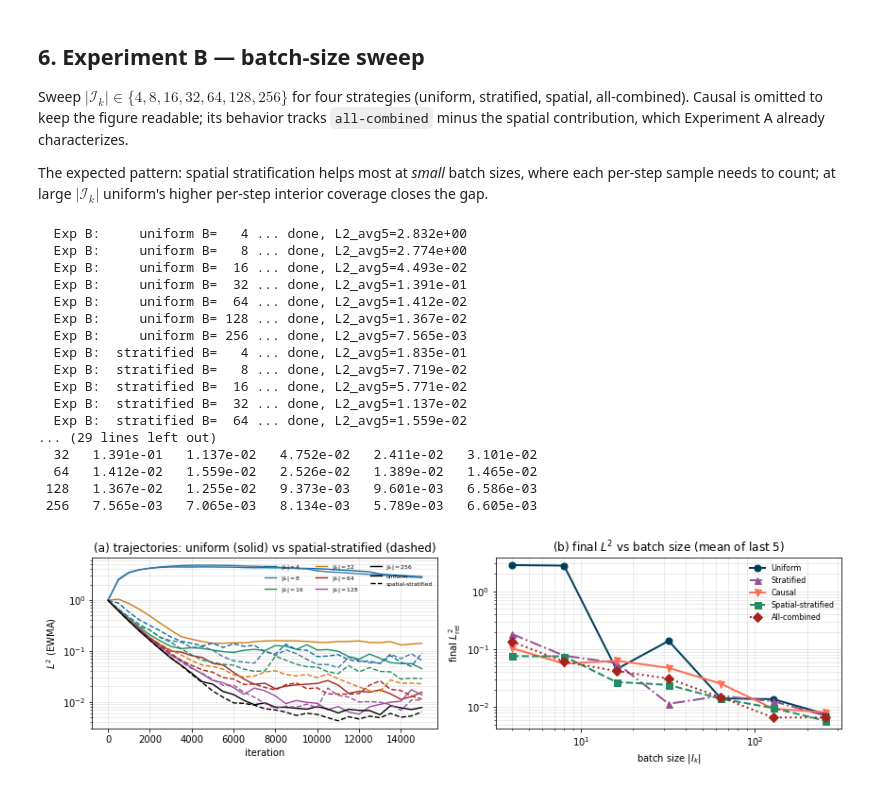
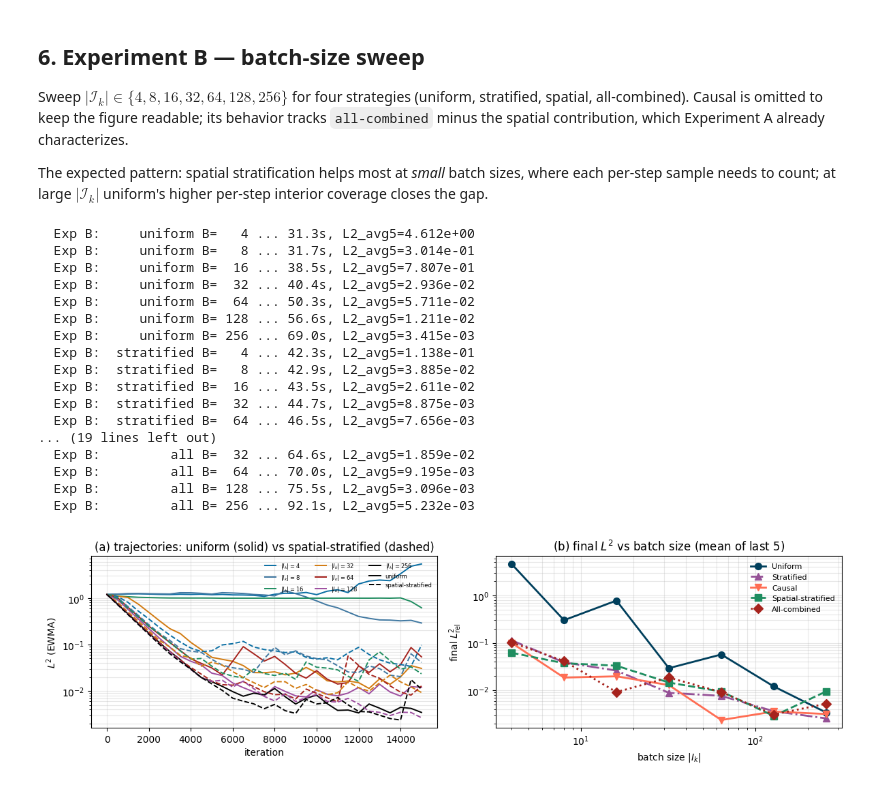
Before and after one commit to kopanicakova/intro_opt_SciML, a Jupyter notebook: notebooks/ex11.ipynb, the cells around one changed output. Drawn from its saved outputs; the diff is of its cells as text; code cells hidden in the pictures.

```diff
--- a/notebooks/ex11.ipynb
+++ b/notebooks/ex11.ipynb
@@ -49,13 +51,18 @@ points (40 on each wall).
 # %%
 def u_exact(xt):
-    """Manufactured exact solution u_*(x, t) = sin(pi x) exp(-t)."""
+    """Manufactured exact solution: Gaussian pulse advecting at speed c."""
     x, t = xt[..., 0:1], xt[..., 1:2]
-    return torch.sin(PI * x) * torch.exp(-t)
+    arg = x + 0.5 - C_ADV * t
+    return torch.exp(-50.0 * arg ** 2)
 
 def src(xt):
-    """Source so that u_* satisfies u_t = u_xx + src."""
+    """Source term so u_* satisfies u_t + c u_x - mu u_xx = src."""
     x, t = xt[..., 0:1], xt[..., 1:2]
-    return torch.exp(-t) * (-torch.sin(PI * x) + (PI ** 2) * torch.sin(PI * x))
+    arg = x + 0.5 - C_ADV * t
+    u = torch.exp(-50.0 * arg ** 2)
+    # u_t + c u_x = 0 by construction (u depends only on x - c t).
+    # u_xx = (10000 arg^2 - 100) * u, hence -mu u_xx = -mu(10000 arg^2 - 100) u
+    return -MU * (10000.0 * arg ** 2 - 100.0) * u
 
 M_PDE = 4096
 M_IC  = 80
@@ -88,7 +95,7 @@ fig, axes = plt.subplots(1, 2, figsize=(10, 3.0))
 im = axes[0].pcolormesh(X_TEST.numpy(), T_TEST.numpy(),
                         TEST_U.reshape(nt, nx).numpy(), shading='auto', cmap='viridis')
 axes[0].set_xlabel('x'); axes[0].set_ylabel('t')
-axes[0].set_title(r'Exact solution $u_\star(x,t) = \sin(\pi x)\,e^{-t}$')
+axes[0].set_title(r'Exact solution $u_\star(x,t) = e^{-50(x + 0.5 - ct)^2}$ (Pe=200)')
 fig.colorbar(im, ax=axes[0])
 axes[1].scatter(xt_pde_pool[:, 0], xt_pde_pool[:, 1], s=2, color='#003F5C', label=f'interior ({M_PDE})')
 axes[1].scatter(xt_ic_pool[:,  0], xt_ic_pool[:,  1], s=8, color='#FF6E54', label=f'IC ({M_IC})')
@@ -349,7 +346,7 @@ torch.manual_seed(0)
 init_model = PINN(depth=4, width=32)
 print('# parameters:', sum(p.numel() for p in init_model.parameters()))
 
-xt_pde, xt_ic, xt_bc = make_pool(seed=1, m_pde=1024)
+xt_pde, xt_ic, xt_bc = make_pool(seed=1, m_pde=4096)
 
 STRATS = ['uniform', 'stratified', 'causal', 'spatial', 'all']
 results_A = {}
@@ -361,7 +358,6 @@ for strat in STRATS:
     print(f'{time.time()-t0:.1f}s, L2_final={results_A[strat]["l2"][-1]:.3e}, '
           f'L2_avg5={float(np.mean(results_A[strat]["l2"][-5:])):.3e}')
 
-# Plot
 fig, axes = plt.subplots(1, 2, figsize=(11, 3.4))
 ax = axes[0]
 for strat in STRATS:
@@ -381,14 +377,14 @@ ax.grid(True, which='both', alpha=0.3)
 ax.set_title('(b) per-batch training loss (EWMA)')
 plt.tight_layout(); plt.show()
 
-# Save CSVs
 import os
-RES = '/Users/ak_home/Desktop/tex_files/overleaf/25_opti_chapter/68c1792693900ed5f6cf4853/results/ex11'
+RES = '/Users/ak_home/Desktop/tex_files/overleaf/25_opti_chapter/68c1792693900ed5f6cf4853/results/ex12'
 os.makedirs(RES, exist_ok=True)
 for strat in STRATS:
     h = results_A[strat]
     np.savetxt(f'{RES}/expA_{strat}.csv',
-               np.column_stack([h['iter'], h['l2'], h['loss']]),
-               header='iter,l2,loss', delimiter=',', comments='')
+               np.column_stack([h['iter'], h['l2'], h['loss'], ewma(h['l2']), ewma(h['loss'])]),
+               header='iter,l2,loss,l2_ewma,loss_ewma',
+               delimiter=',', comments='', fmt=['%d', '%.6e', '%.6e', '%.6e', '%.6e'])
 # %% [output]
 # parameters: 3297
@@ -422,11 +418,12 @@ for strat in STRATS_B:
                                        batch_size=B)
         print(f'{time.time()-t0:.1f}s, L2_avg5={float(np.mean(results_B[(strat, B)]["l2"][-5:])):.3e}')
 
-# Save CSVs
 for (strat, B), h in results_B.items():
+    l2_clip = np.minimum(h['l2'], 10.0)
     np.savetxt(f'{RES}/expB_{strat}_B{B}.csv',
-               np.column_stack([h['iter'], h['l2'], h['loss']]),
-               header='iter,l2,loss', delimiter=',', comments='')
+               np.column_stack([h['iter'], h['l2'], h['loss'], ewma(l2_clip), ewma(h['loss'])]),
+               header='iter,l2,loss,l2_ewma,loss_ewma',
+               delimiter=',', comments='', fmt=['%d', '%.6e', '%.6e', '%.6e', '%.6e'])
 
 def final_l2(strat, B):
     return float(np.mean(results_B[(strat, B)]['l2'][-5:]))
@@ -437,7 +434,13 @@ with open(f'{RES}/expB_summary.csv', 'w') as f:
         for B in BATCHES:
             f.write(f'{strat},{B},{final_l2(strat, B):.6e}\n')
 
-# Plot
+for strat in STRATS_B:
+    rows = [(B, final_l2(strat, B)) for B in BATCHES]
+    np.savetxt(f'{RES}/expB_finals_{strat}.csv',
+               np.array(rows),
+               header='batch,l2_final',
+               delimiter=',', comments='', fmt=['%d', '%.6e'])
+
 COLORS_B = {4: '#0B6FA4', 8: '#4078A1', 16: '#1F8D60',
             32: '#D27B11', 64: '#A6231D', 128: '#9D4E9F', 256: '#000000'}
 LS = {'uniform': '-', 'stratified': '-.', 'causal': '-', 'spatial': '--', 'all': ':'}
@@ -446,49 +449,50 @@ MARKERS = {'uniform': 'o', 'stratified': '^', 'causal': 'v', 'spatial': 's', 'al
 fig, axes = plt.subplots(1, 2, figsize=(12, 3.6))
 ax = axes[0]
 for strat in ['uniform', 'spatial']:
     for B in BATCHES:
         h = results_B[(strat, B)]
-        ax.semilogy(h['iter'], ewma(h['l2']), color=COLORS_B[B], lw=1.4, ls=LS[strat])
+        y = np.clip(ewma(h['l2']), None, 10)
+        ax.semilogy(h['iter'], y, color=COLORS_B[B], lw=1.4, ls=LS[strat])
 for B in BATCHES:
     ax.semilogy([], [], color=COLORS_B[B], lw=1.4, label=f'$|I_k|={B}$')
 ax.semilogy([], [], color='black', lw=1.4, ls='-',  label='uniform')
 ax.semilogy([], [], color='black', lw=1.4, ls='--', label='spatial-stratified')
 ax.set_xlabel('iteration'); ax.set_ylabel(r'$L^2$ (EWMA)')
 ax.grid(True, which='both', alpha=0.3)
 ax.legend(frameon=False, fontsize=6, ncol=3, loc='upper right')
 ax.set_title('(a) trajectories: uniform (solid) vs spatial-stratified (dashed)')
 
 ax = axes[1]
 for strat in STRATS_B:
     finals = [final_l2(strat, B) for B in BATCHES]
     ax.loglog(BATCHES, finals, color=COLORS[strat], ls=LS[strat],
               marker=MARKERS[strat], lw=2, ms=7, label=LABELS[strat].split(' (')[0])
 ax.set_xlabel(r'batch size $|I_k|$'); ax.set_ylabel(r'final $L^2_{\rm rel}$')
 ax.grid(True, which='both', alpha=0.3)
 ax.legend(frameon=False, fontsize=8)
 ax.set_title('(b) final $L^2$ vs batch size (mean of last 5)')
 plt.tight_layout(); plt.show()
 
 print('\nFinal L^2 (mean of last 5):')
 print(f"{'B':>4s}", *(f'{LABELS[s].split(chr(32))[0]:>11s}' for s in STRATS_B))
 for B in BATCHES:
     print(f'{B:>4d}', *(f'{final_l2(s, B):>11.3e}' for s in STRATS_B))
 # %% [output]
-  Exp B:     uniform B=   4 ... done, L2_avg5=2.832e+00
-  Exp B:     uniform B=   8 ... done, L2_avg5=2.774e+00
-  Exp B:     uniform B=  16 ... done, L2_avg5=4.493e-02
-  Exp B:     uniform B=  32 ... done, L2_avg5=1.391e-01
-  Exp B:     uniform B=  64 ... done, L2_avg5=1.412e-02
-  Exp B:     uniform B= 128 ... done, L2_avg5=1.367e-02
-  Exp B:     uniform B= 256 ... done, L2_avg5=7.565e-03
-  Exp B:  stratified B=   4 ... done, L2_avg5=1.835e-01
-  Exp B:  stratified B=   8 ... done, L2_avg5=7.719e-02
-  Exp B:  stratified B=  16 ... done, L2_avg5=5.771e-02
-  Exp B:  stratified B=  32 ... done, L2_avg5=1.137e-02
-  Exp B:  stratified B=  64 ... done, L2_avg5=1.559e-02
-... (29 lines left out)
-  32   1.391e-01   1.137e-02   4.752e-02   2.411e-02   3.101e-02
-  64   1.412e-02   1.559e-02   2.526e-02   1.389e-02   1.465e-02
- 128   1.367e-02   1.255e-02   9.373e-03   9.601e-03   6.586e-03
- 256   7.565e-03   7.065e-03   8.134e-03   5.789e-03   6.605e-03
+  Exp B:     uniform B=   4 ... 31.3s, L2_avg5=4.612e+00
+  Exp B:     uniform B=   8 ... 31.7s, L2_avg5=3.014e-01
+  Exp B:     uniform B=  16 ... 38.5s, L2_avg5=7.807e-01
+  Exp B:     uniform B=  32 ... 40.4s, L2_avg5=2.936e-02
+  Exp B:     uniform B=  64 ... 50.3s, L2_avg5=5.711e-02
+  Exp B:     uniform B= 128 ... 56.6s, L2_avg5=1.211e-02
+  Exp B:     uniform B= 256 ... 69.0s, L2_avg5=3.415e-03
+  Exp B:  stratified B=   4 ... 42.3s, L2_avg5=1.138e-01
+  Exp B:  stratified B=   8 ... 42.9s, L2_avg5=3.885e-02
+  Exp B:  stratified B=  16 ... 43.5s, L2_avg5=2.611e-02
+  Exp B:  stratified B=  32 ... 44.7s, L2_avg5=8.875e-03
+  Exp B:  stratified B=  64 ... 46.5s, L2_avg5=7.656e-03
+... (19 lines left out)
+  Exp B:         all B=  32 ... 64.6s, L2_avg5=1.859e-02
+  Exp B:         all B=  64 ... 70.0s, L2_avg5=9.195e-03
+  Exp B:         all B= 128 ... 75.5s, L2_avg5=3.096e-03
+  Exp B:         all B= 256 ... 92.1s, L2_avg5=5.232e-03
-[figure, old version]
+[figure, new version]
```
Also changed, not shown: parts of 13 cells of this notebook, 2 other files.
